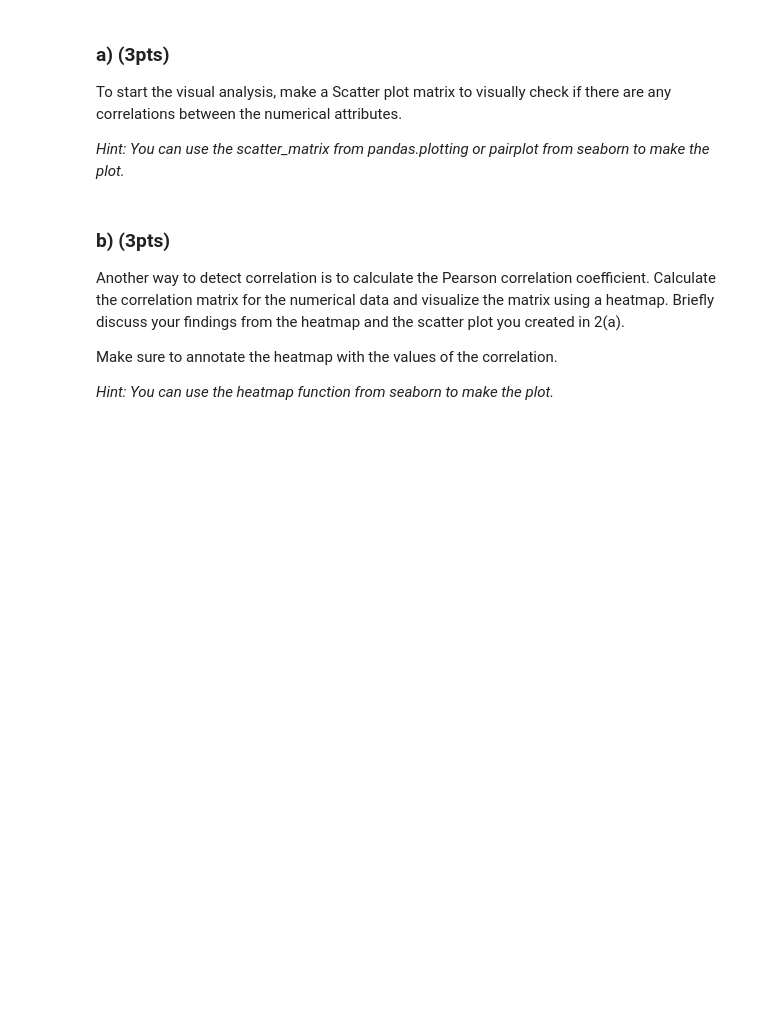
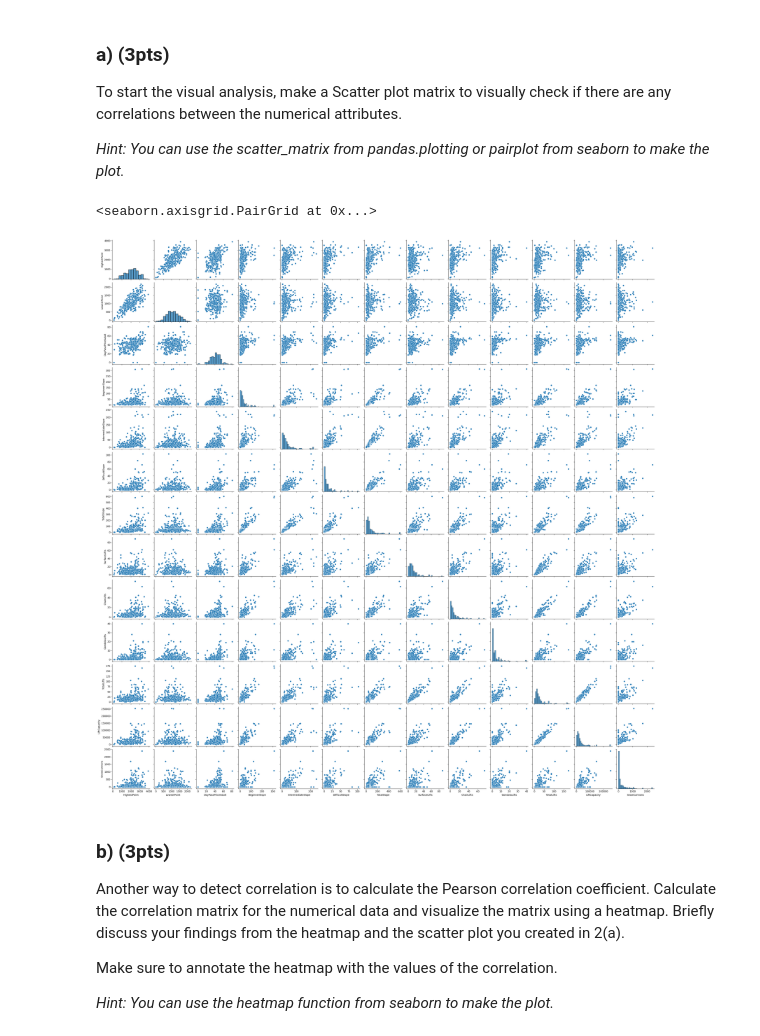
Before and after one commit to CodingTil/2022_23---Introduction-to-Data-Science---Exercises, a Jupyter notebook: assignment_2/assignment2.ipynb, the cells around one changed output. Drawn from its saved outputs; the diff is of its cells as text; code cells hidden in the pictures; blank space fills up the shorter version.

```diff
--- a/assignment_2/assignment2.ipynb
+++ b/assignment_2/assignment2.ipynb
@@ -184,6 +328,12 @@ To start the visual analysis, make a Scatter plot matrix to visually check if th
 *Hint: You can use the scatter_matrix from pandas.plotting or pairplot from seaborn to make the plot.*
 # %%
 # your code
+# create a scatter plot matrix (seaborn sns) of the numerical attributes
+df_v_num = df_v.select_dtypes(include=['float64', 'int64'])
+sns.pairplot(df_v_num)
+# %% [output]
+<seaborn.axisgrid.PairGrid at 0x...>
+[figure, added]
 # %% [markdown]
 ### **b) (3pts)**
 Another way to detect correlation is to calculate the Pearson correlation coefficient. Calculate the correlation matrix for the numerical data and visualize the matrix using a heatmap.
```
Also changed, not shown: parts of 29 cells of this notebook.
